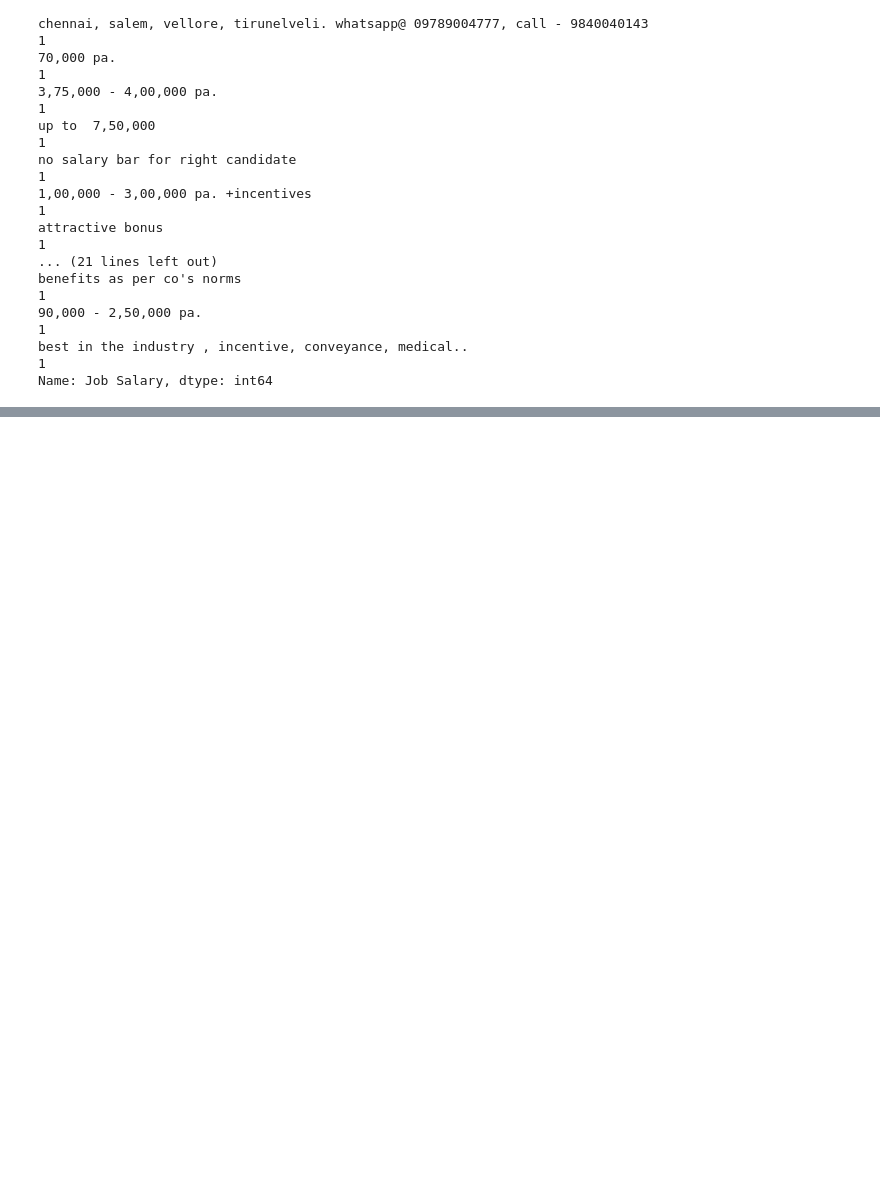
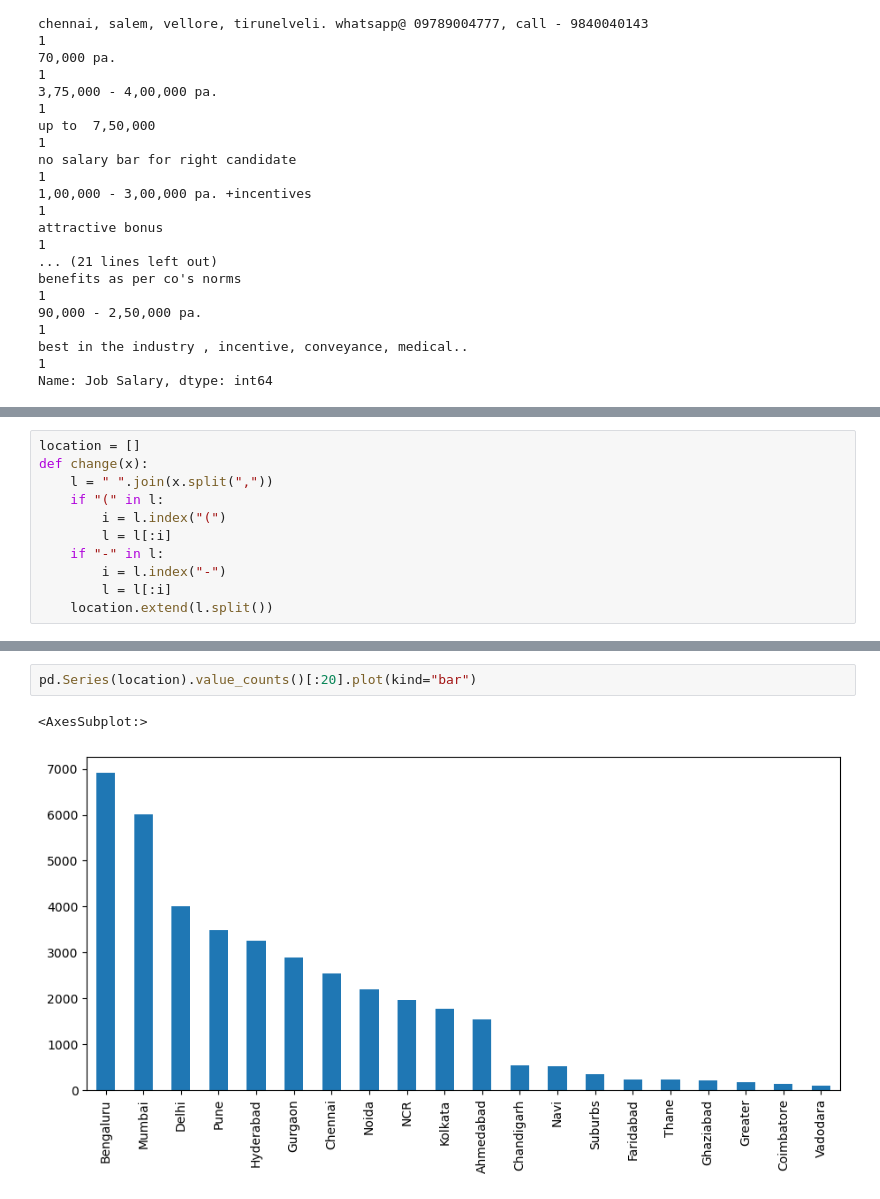
Before and after one commit to simrangrover5/DataScienceBatch_7_30PM, a Jupyter notebook: Project/Analysis.ipynb, the cells around one changed output, grey strips where cells are left out. Drawn from its saved outputs; the diff is of its cells as text; blank space fills up the shorter version.

```diff
--- a/Project/Analysis.ipynb
+++ b/Project/Analysis.ipynb
@@ -620,0 +637,11 @@ Name: Job Salary, dtype: int64
+# %%
+location = []
+def change(x):
+    l = " ".join(x.split(","))
+    if "(" in l:
+        i = l.index("(")
+        l = l[:i]
+    if "-" in l:
+        i = l.index("-")
+        l = l[:i]
+    location.extend(l.split())
@@ -620,0 +663,5 @@ Name: Job Salary, dtype: int64
+# %%
+pd.Series(location).value_counts()[:20].plot(kind="bar")
+# %% [output]
+<AxesSubplot:>
+[figure, added]
```
Also changed, not shown: parts of 27 cells of this notebook, 1 other file.
